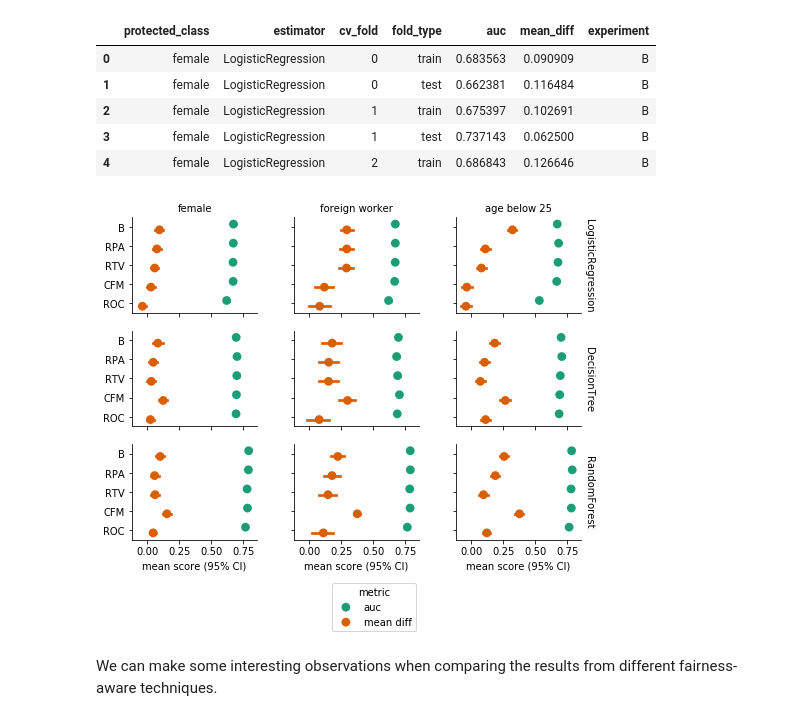
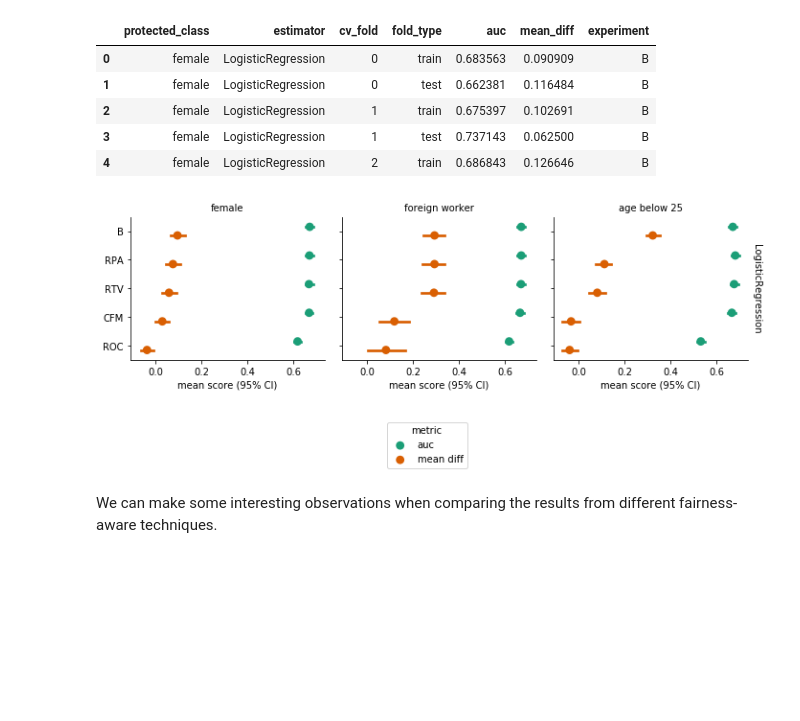
Before and after one commit to cosmicBboy/themis-ml, a Jupyter notebook: paper/Evaluating Themis-ml.ipynb, the cells around one changed output. Cells and saved outputs as stored; diff of their text form; code cells hidden in the pictures; blank space fills up the shorter version.

```diff
--- a/paper/Evaluating Themis-ml.ipynb
+++ b/paper/Evaluating Themis-ml.ipynb
@@ -1019,34 +1048,36 @@ compare_experiments.head()
 # %%
 comparison_palette = sns.color_palette("Dark2", n_colors=8)
 
 def compare_experiment_results_multiple_model(experiment_results):
     g = (
         experiment_results
         .query("fold_type == 'test'")
         .drop(["cv_fold"], axis=1)
         .pipe(pd.melt, id_vars=["experiment", "protected_class", "estimator",
                                 "fold_type"],
               var_name="metric", value_name="score")
         .assign(
             metric=lambda df: df.metric.str.replace("_", " "))
         .pipe((sns.factorplot, "data"), y="experiment",
               x="score", hue="metric",
               col="protected_class", row="estimator",
-              join=False, size=1.8, aspect=1.35, dodge=0.3,
+              join=False, size=3, aspect=1.1, dodge=0.3,
               palette=comparison_palette, margin_titles=True, legend=False))
     g.set_axis_labels("mean score (95% CI)")
     for ax in g.axes.ravel():
         ax.set_ylabel("")
         plt.setp(ax.texts, text="")
     g.set_titles(row_template="{row_name}", col_template="{col_name}")
     plt.legend(title="metric", loc=9, bbox_to_anchor=(-0.65, -0.4))
 #     g.fig.legend(loc=9, bbox_to_anchor=(0.5, -0.3))
 #     g.fig.tight_layout()
-    g.savefig("IMG/fairness_aware_comparison.png", dpi=500);
+#     g.savefig("IMG/fairness_aware_comparison.png", dpi=500);
 
-compare_experiment_results_multiple_model(compare_experiments);
+# compare_experiment_results_multiple_model(compare_experiments);
+compare_experiment_results_multiple_model(
+    compare_experiments.query("estimator == 'LogisticRegression'"));
 # %% [output]
-[figure, old version]
+[figure, new version]
 # %% [markdown]
 We can make some interesting observations when comparing the results from different fairness-aware techniques.
 # %%
```
Also changed, not shown: parts of 22 cells of this notebook, 6 other files.
